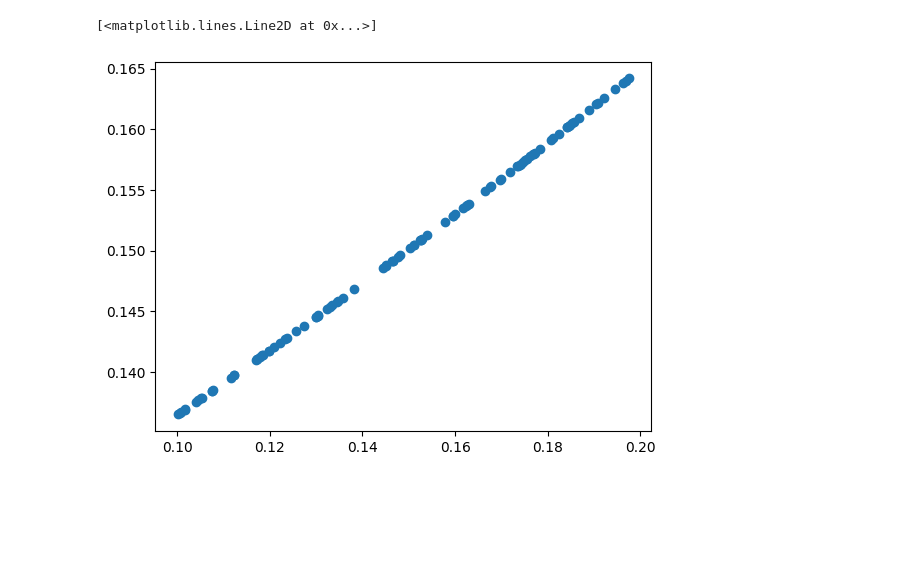
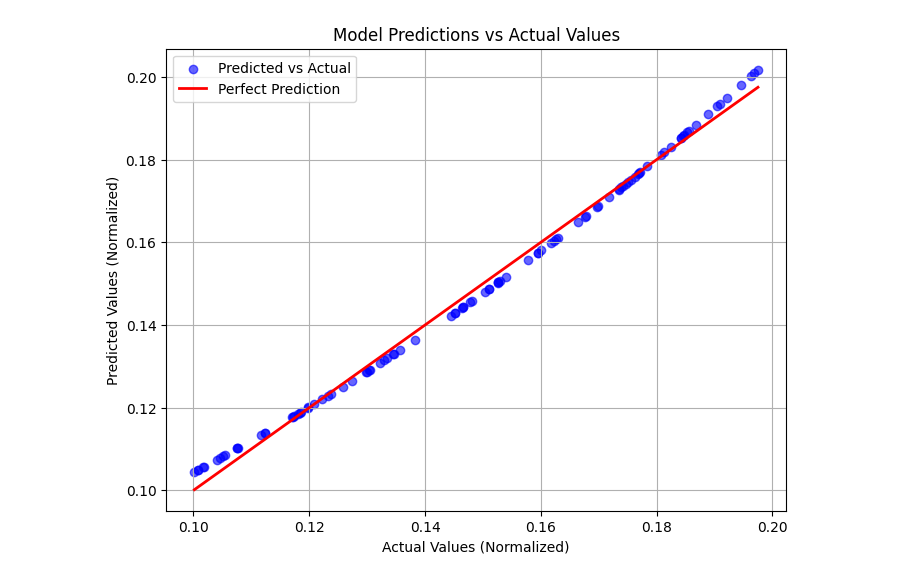
Before and after one commit to fouad1233/machine_learning_tutorials, a Jupyter notebook: 008_perceptron_regression_sigmoid/main.ipynb, the cells around one changed output. Saved outputs shown, nothing was run; the diff lists cells and outputs as text; code cells hidden in the pictures; blank space fills up the shorter version.

```diff
--- a/008_perceptron_regression_sigmoid/main.ipynb
+++ b/008_perceptron_regression_sigmoid/main.ipynb
@@ -107,6 +100,15 @@ Predictions (first 5 samples): [0.16058282 0.13691005 0.14125817 0.15386822 0.13
-# %%
-y_pred = sigmoid(weights * x + bias)
-plt.plot(y, y_pred, 'o')
-# %% [output]
-[<matplotlib.lines.Line2D at 0x...>]
-[figure, removed]
+# %%
+y_pred = sigmoid(weights * x + bias)
+# Visualize predictions vs actual values
+plt.figure(figsize=(8, 6))
+plt.scatter(y, y_pred, color="blue", alpha=0.6, label="Predicted vs Actual")
+#plot the perfect prediction line
+plt.plot([y.min(), y.max()], [y.min(), y.max()], color="red", linewidth=2, label="Perfect Prediction")
+plt.title("Model Predictions vs Actual Values")
+plt.xlabel("Actual Values (Normalized)")
+plt.ylabel("Predicted Values (Normalized)")
+plt.legend()
+plt.grid(True)
+plt.show()
+# %% [output]
+[figure, added]
```
Also changed, not shown: parts of 10 cells of this notebook.
